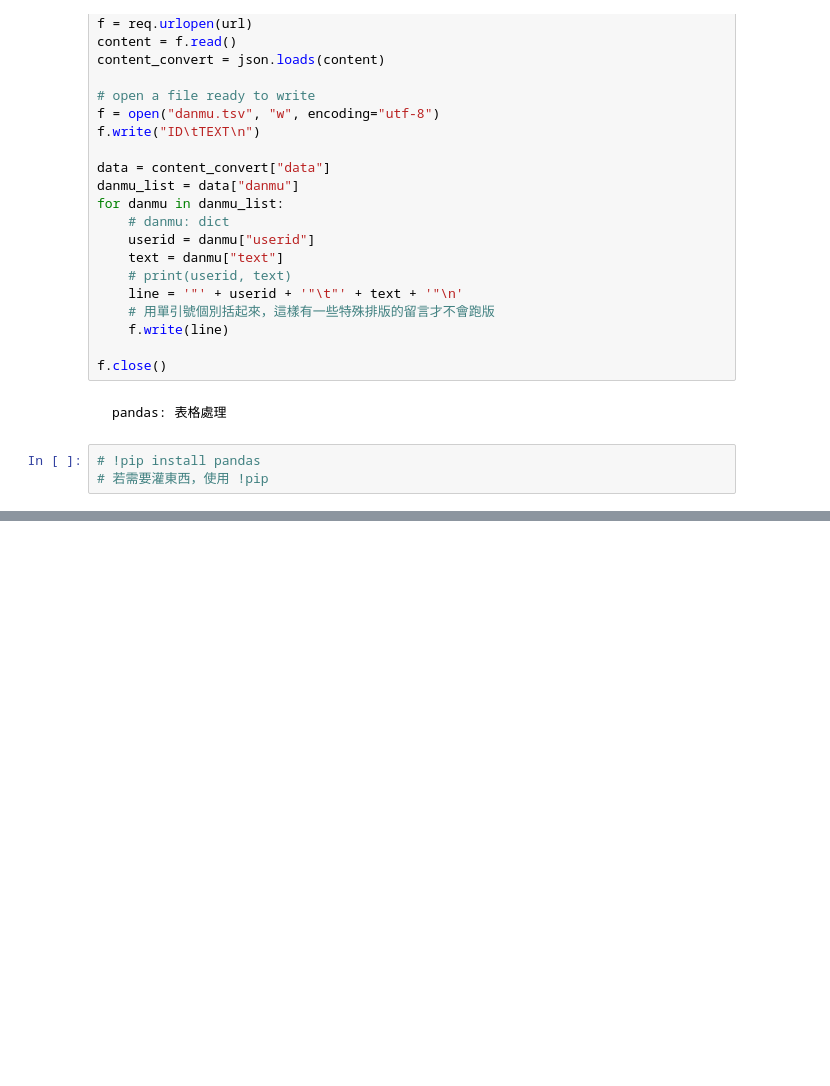
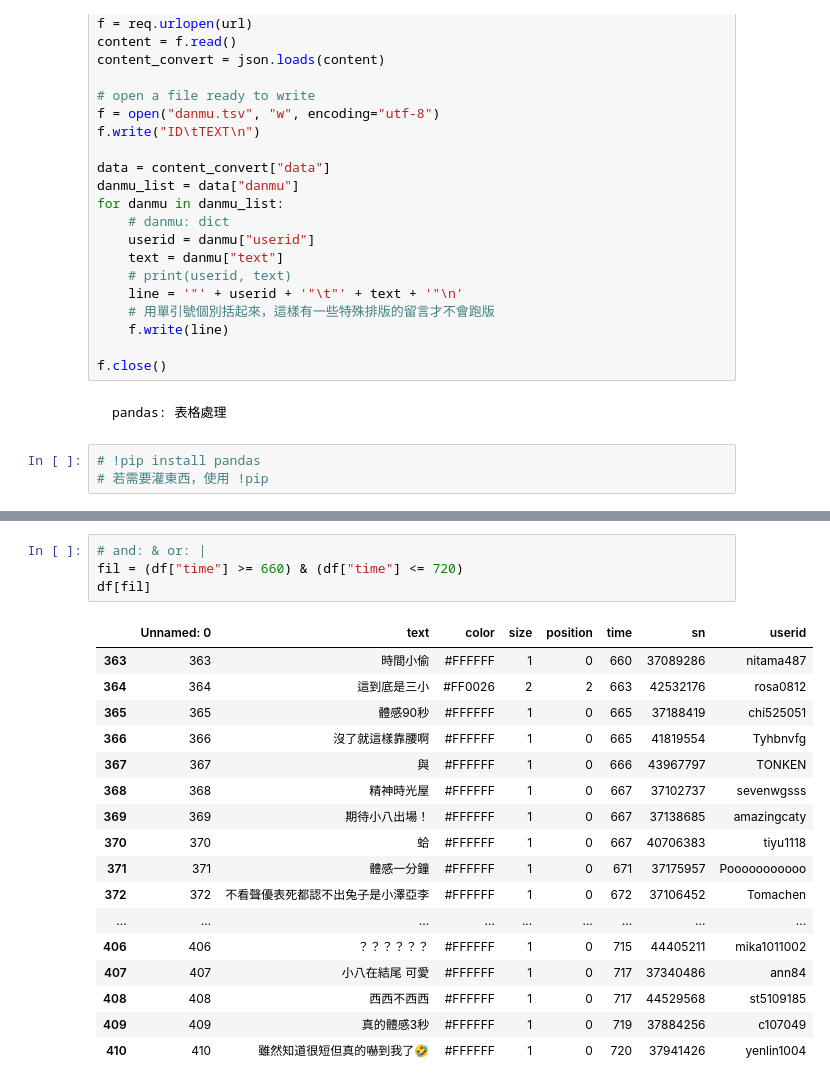
Before and after one commit to ldsAS/Tibame-AI-Learning, a Jupyter notebook: Tibame20250417.ipynb, the cells around one changed output, grey strips where cells are left out. Saved outputs shown, nothing was run; the diff lists cells and outputs as text; blank space fills up the shorter version.

```diff
--- a/Tibame20250417.ipynb
+++ b/Tibame20250417.ipynb
@@ -281,0 +380,22 @@ table.to_csv("chiikawa.tsv", sep="\t", encoding="utf-8")
+# %%
+# and: & or: |
+fil = (df["time"] >= 660) & (df["time"] <= 720)
+df[fil]
+# %% [output]
+|  | Unnamed: 0 | text | color | size | position | time | sn | userid |
+| 363 | 363 | 時間小偷 | #FFFFFF | 1 | 0 | 660 | 37089286 | nitama487 |
+| 364 | 364 | 這到底是三小 | #FF0026 | 2 | 2 | 663 | 42532176 | rosa0812 |
+| 365 | 365 | 體感90秒 | #FFFFFF | 1 | 0 | 665 | 37188419 | chi525051 |
+| 366 | 366 | 沒了就這樣靠腰啊 | #FFFFFF | 1 | 0 | 665 | 41819554 | Tyhbnvfg |
+| 367 | 367 | 與 | #FFFFFF | 1 | 0 | 666 | 43967797 | TONKEN |
+| 368 | 368 | 精神時光屋 | #FFFFFF | 1 | 0 | 667 | 37102737 | sevenwgsss |
+| 369 | 369 | 期待小八出場！ | #FFFFFF | 1 | 0 | 667 | 37138685 | amazingcaty |
+| 370 | 370 | 蛤 | #FFFFFF | 1 | 0 | 667 | 40706383 | tiyu1118 |
+| 371 | 371 | 體感一分鐘 | #FFFFFF | 1 | 0 | 671 | 37175957 | Pooooooooooo |
+| 372 | 372 | 不看聲優表死都認不出兔子是小澤亞李 | #FFFFFF | 1 | 0 | 672 | 37106452 | Tomachen |
+| ... | ... | ... | ... | ... | ... | ... | ... | ... |
+| 406 | 406 | ？？？？？？ | #FFFFFF | 1 | 0 | 715 | 44405211 | mika1011002 |
+| 407 | 407 | 小八在結尾 可愛 | #FFFFFF | 1 | 0 | 717 | 37340486 | ann84 |
+| 408 | 408 | 西西不西西 | #FFFFFF | 1 | 0 | 717 | 44529568 | st5109185 |
+| 409 | 409 | 真的體感3秒 | #FFFFFF | 1 | 0 | 719 | 37884256 | c107049 |
+| 410 | 410 | 雖然知道很短但真的嚇到我了🤣 | #FFFFFF | 1 | 0 | 720 | 37941426 | yenlin1004 |
```
Also changed, not shown: parts of 6 cells of this notebook.
